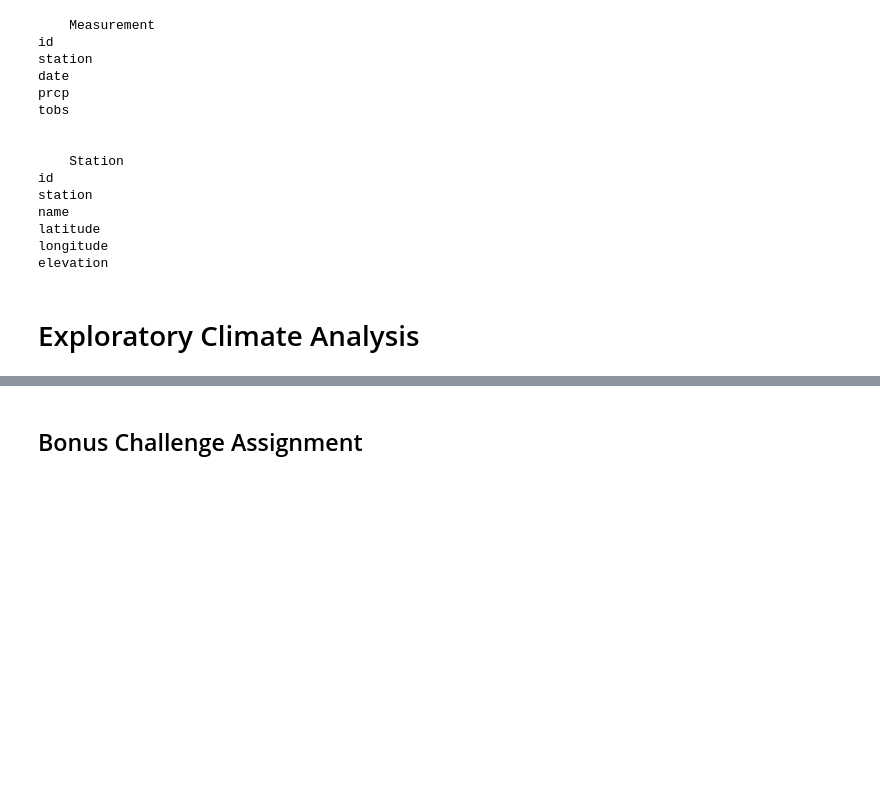
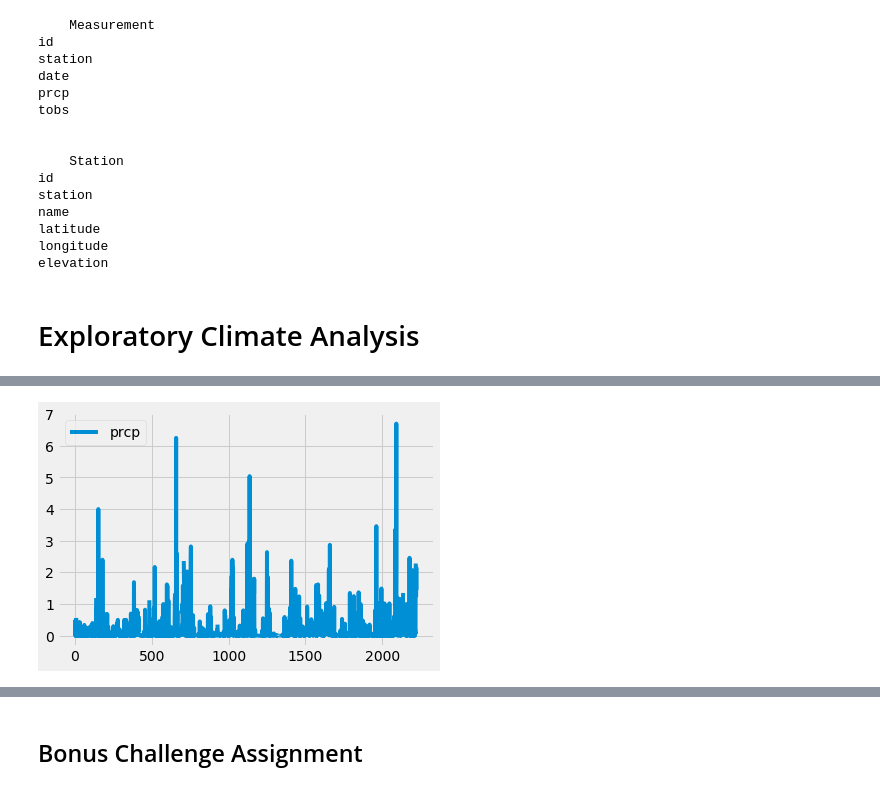
Before and after one commit to KevinKillman/sqlalchemy-challenge, a Jupyter notebook: climate_starter.ipynb, the cells around one changed output, grey strips where cells are left out. Cells and saved outputs as stored; diff of their text form; code cells hidden in the pictures; blank space fills up the shorter version.

Commit message:
Cant get plot to work yet

```diff
--- a/climate_starter.ipynb
+++ b/climate_starter.ipynb
@@ -83,5 +81,7 @@ for c in session.query(Measurement.date).order_by(Measurement.date.desc()).first
 date = [int(x) for x in first_date.split("-")]
 datetime.date(date[0],date[1],date[2])
 
-last_12_month_query = session.query(Measurement).\
+last_12_month_query = session.query(Measurement.date, Measurement.prcp).\
     filter((Measurement.date)>(datetime.date(date[0],date[1],date[2]) - dt.timedelta(days=365))).order_by(Measurement.date.desc())
+
+last_12_df = pd.read_sql(last_12_month_query.statement, session.bind)
@@ -89,0 +88,2 @@ last_12_month_query = session.query(Measurement).\
+# %%
+last_12_df.set_index('date')
@@ -89,0 +105,5 @@ last_12_month_query = session.query(Measurement).\
+# %%
+last_12_df.plot()
+plt.show()
+# %% [output]
+[figure, added]
```
Also changed, not shown: parts of 6 cells of this notebook.
